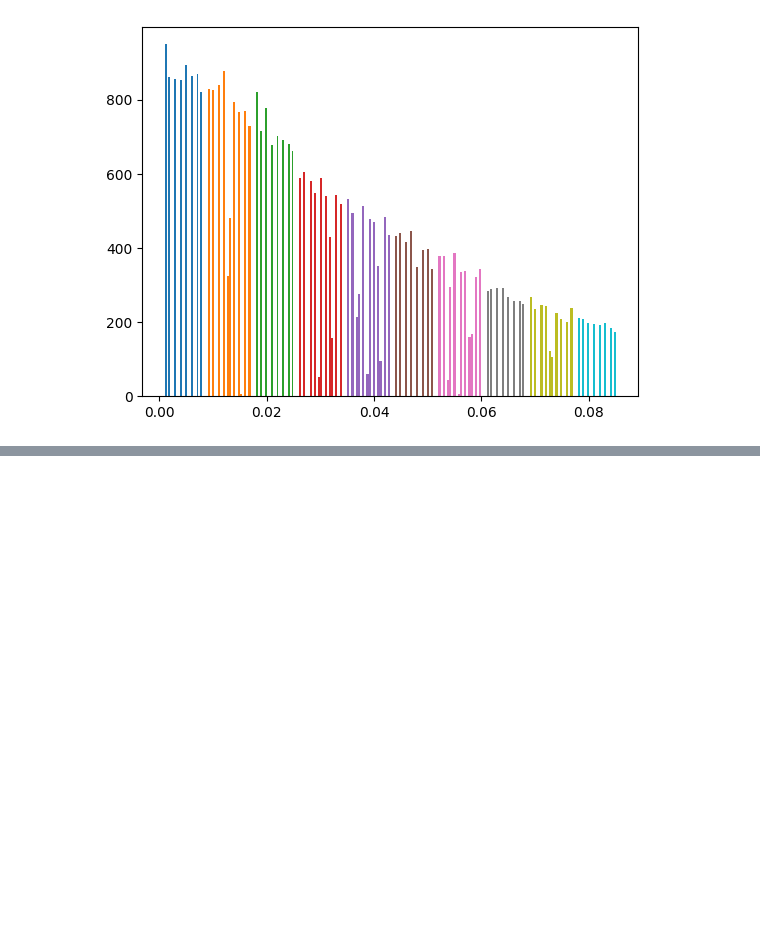
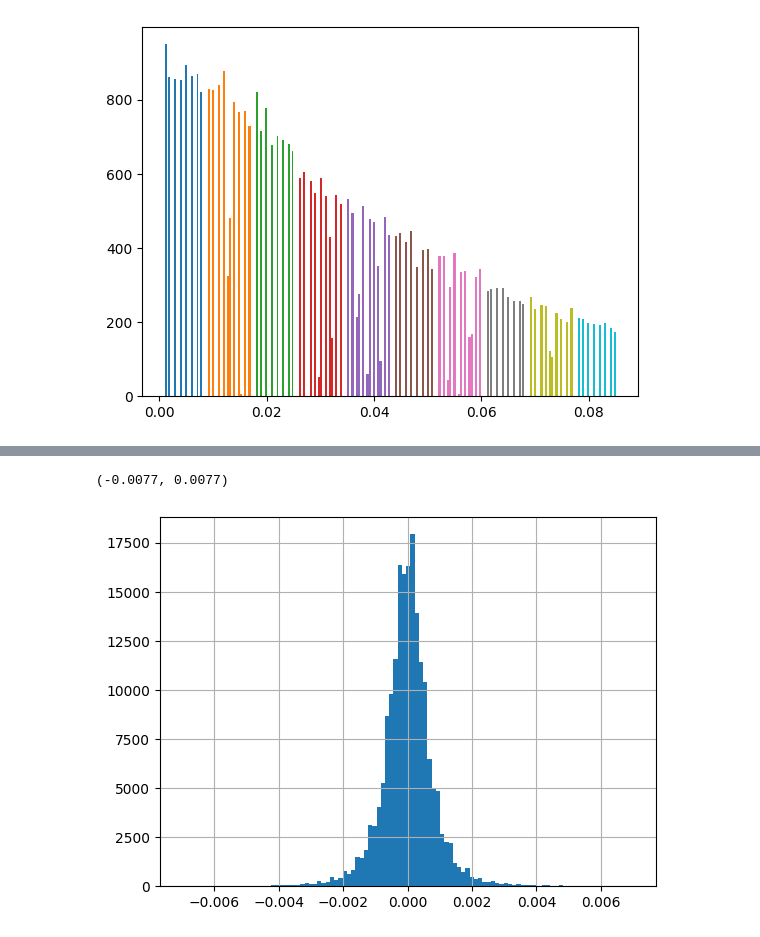
Before and after one commit to Naradice/stocknet_study, a Jupyter notebook: Utility/Standalization.ipynb, the cells around one changed output, grey strips where cells are left out. Drawn from its saved outputs; the diff is of its cells as text; code cells hidden in the pictures; blank space fills up the shorter version.

```diff
--- a/Utility/Standalization.ipynb
+++ b/Utility/Standalization.ipynb
@@ -355,0 +405,6 @@ for id in range(1, 11):
+# %%
+ax = close_df.hist(bins=1000)
+ax.set_xlim(-0.0077, 0.0077)
+# %% [output]
+(-0.0077, 0.0077)
+[figure, added]
```
Also changed, not shown: parts of 4 cells of this notebook.
